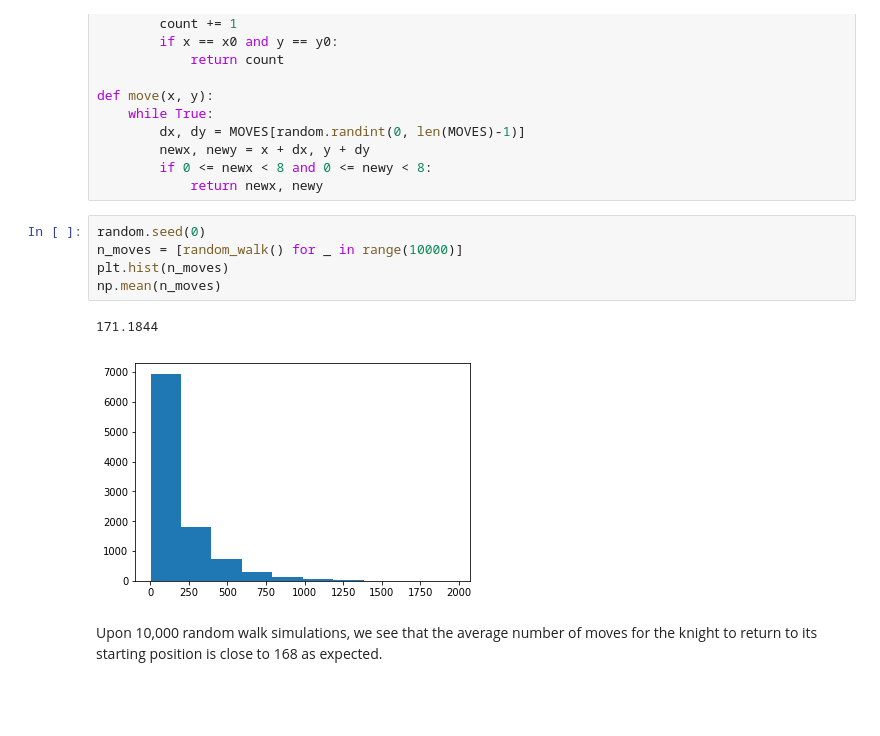
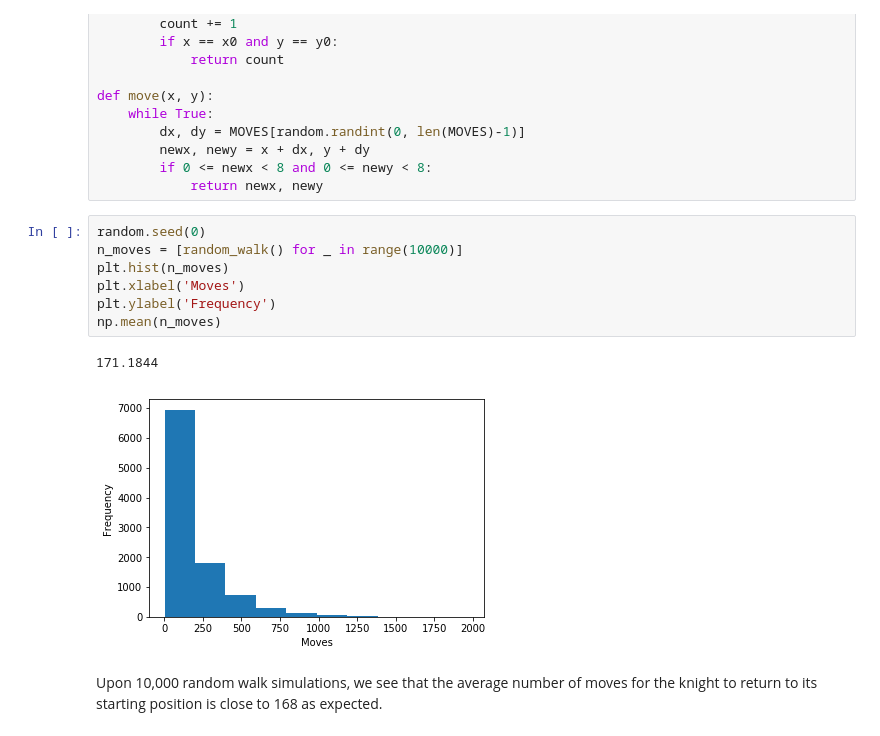
Before and after one commit to dleestat/quirky-data-science, a Jupyter notebook: quirky-data-science.ipynb, the cells around one changed output. Saved outputs shown, nothing was run; the diff lists cells and outputs as text; blank space fills up the shorter version.

```diff
--- a/quirky-data-science.ipynb
+++ b/quirky-data-science.ipynb
@@ -89,11 +92,13 @@ def move(x, y):
 # %%
 random.seed(0)
 n_moves = [random_walk() for _ in range(10000)]
 plt.hist(n_moves)
+plt.xlabel('Moves')
+plt.ylabel('Frequency')
 np.mean(n_moves)
 # %% [output]
 171.1844
-[figure, old version]
+[figure, new version]
 # %% [markdown]
 Upon 10,000 random walk simulations, we see that the average number of moves for the knight to return to its starting position is close to 168 as expected.
 # %% [markdown]
```
Also changed, not shown: parts of 11 cells of this notebook.
